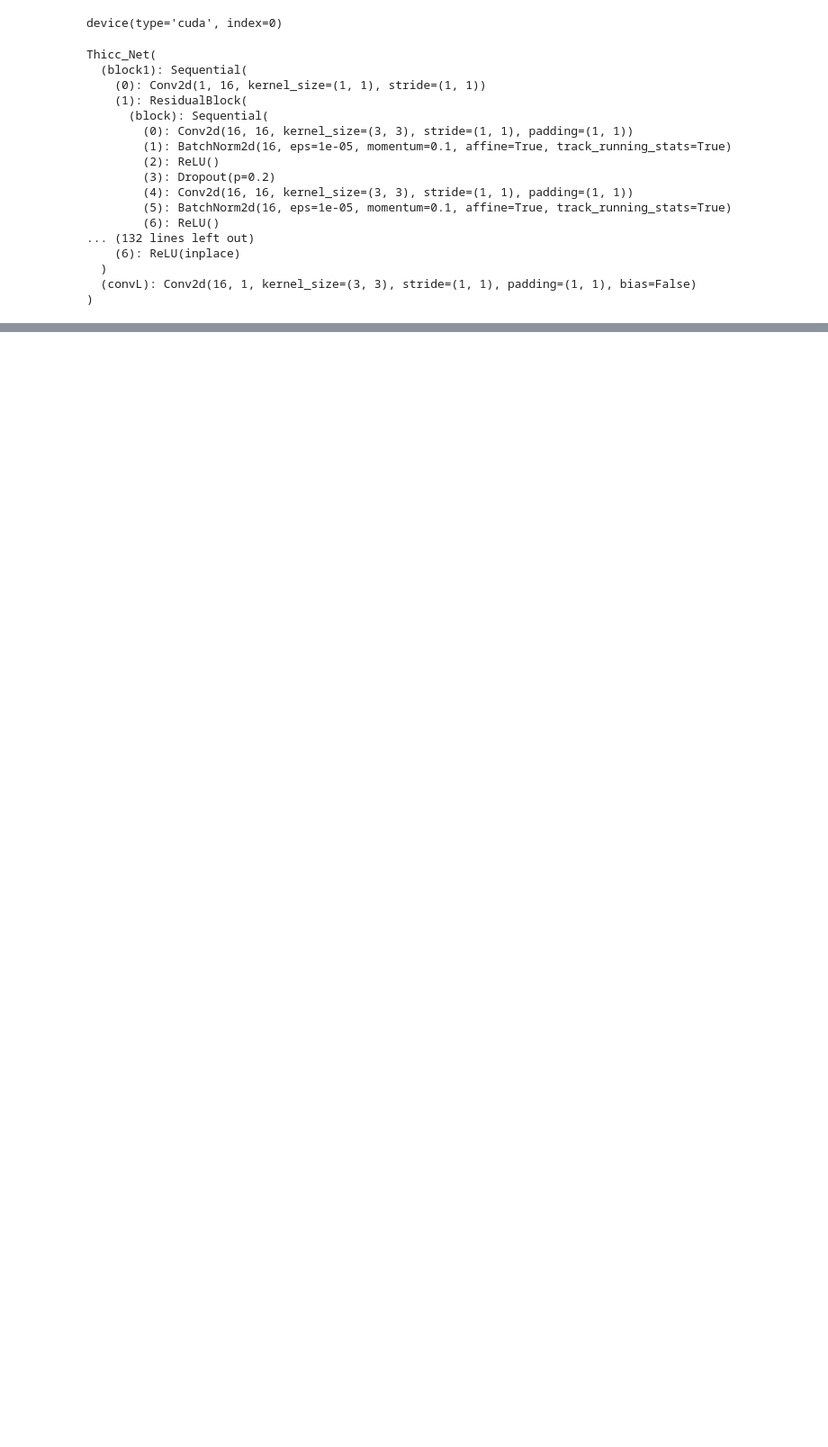
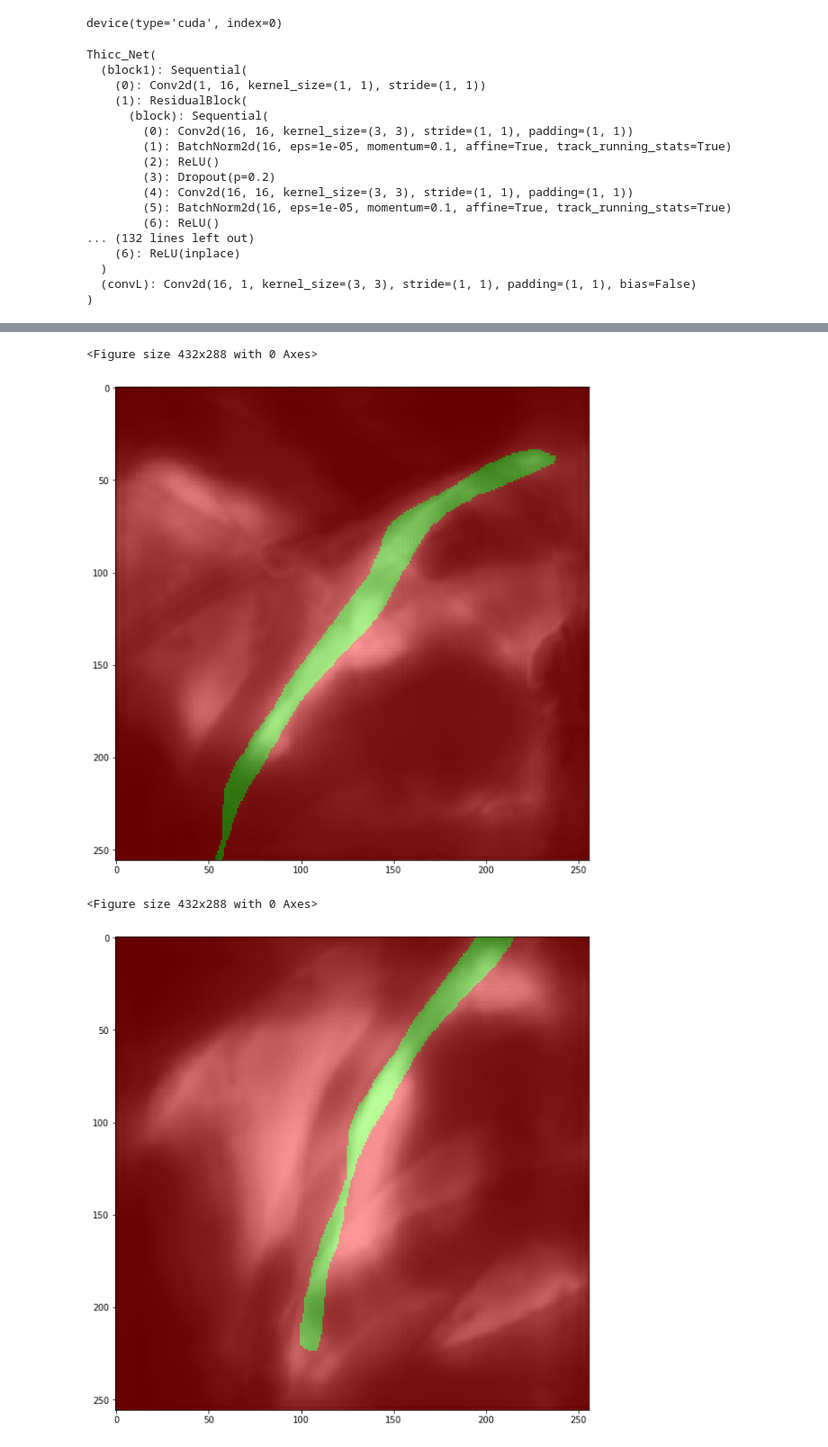
Before and after one commit to vinchg/siim-acr-pneumothorax-segmentation, a Jupyter notebook: train_patches.ipynb, the cells around one changed output, grey strips where cells are left out. Shown at 90% size. Drawn from its saved outputs; the diff is of its cells as text; code cells hidden in the pictures; blank space fills up the shorter version.

Commit message:
updated data loader

```diff
--- a/train_patches.ipynb
+++ b/train_patches.ipynb
@@ -133,3 +142,14 @@ hist = train_loop(train_loader,val_loader,model,optimizer,scheduler,criterion,
 # %% [output]
 EPOCH:  1
 [interactive output not drawn]
+# %%
+model = Thicc_Net([2,2,2,2])
+
+if torch.cuda.device_count()>1:
+    print("Let's use", torch.cuda.device_count(), "GPUs!")
+    model = nn.DataParallel(model)
+model.to(device)
+
+# save_bst = 'exp/exp3_512/best.pth'
+state_dict = torch.load(save_bst)#path_to_experiment+saved_name)
+model.load_state_dict(state_dict)
@@ -135,0 +158,6 @@ EPOCH:  1
+# %%
+imgv, mkv  =  next(iter(val_loader))
+# %%
+imgv = imgv.squeeze(dim=0)
+mkv = mkv.squeeze(dim=0)
+imgv.shape, mkv.shape
@@ -135,0 +166,18 @@ EPOCH:  1
+# %%
+model.eval()
+res = []
+count =0
+# for i in range(16):
+
+
+img = Variable(imgv.float()).to(device)
+outputs = model(img)
+
+size = outputs.shape[0]
+
+if size==16:
+    for i in range(16):
+        res.append(F.sigmoid(outputs)[i].squeeze().data.cpu().numpy())
+if size==2:
+    for i in range(2):
+        res.append(F.sigmoid(outputs)[i].squeeze().data.cpu().numpy())
@@ -135,0 +192,8 @@ EPOCH:  1
+# %%
+for i in range(16):
+    image(res[i], mkv[i][0])
+# %% [output]
+<Figure size 432x288 with 0 Axes>
+[figure, added]
+<Figure size 432x288 with 0 Axes>
+[figure, added]
```
Also changed, not shown: parts of 14 cells of this notebook, 1 other file.
